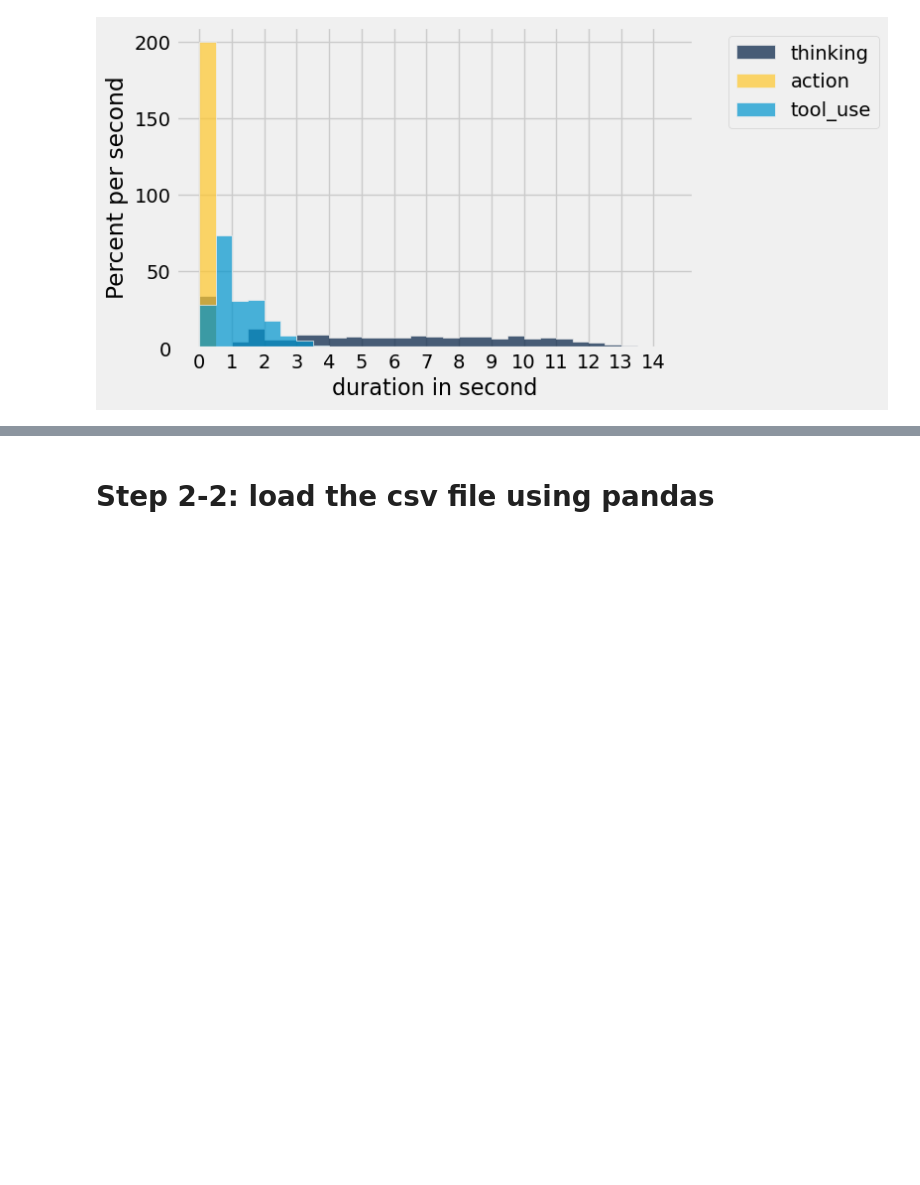
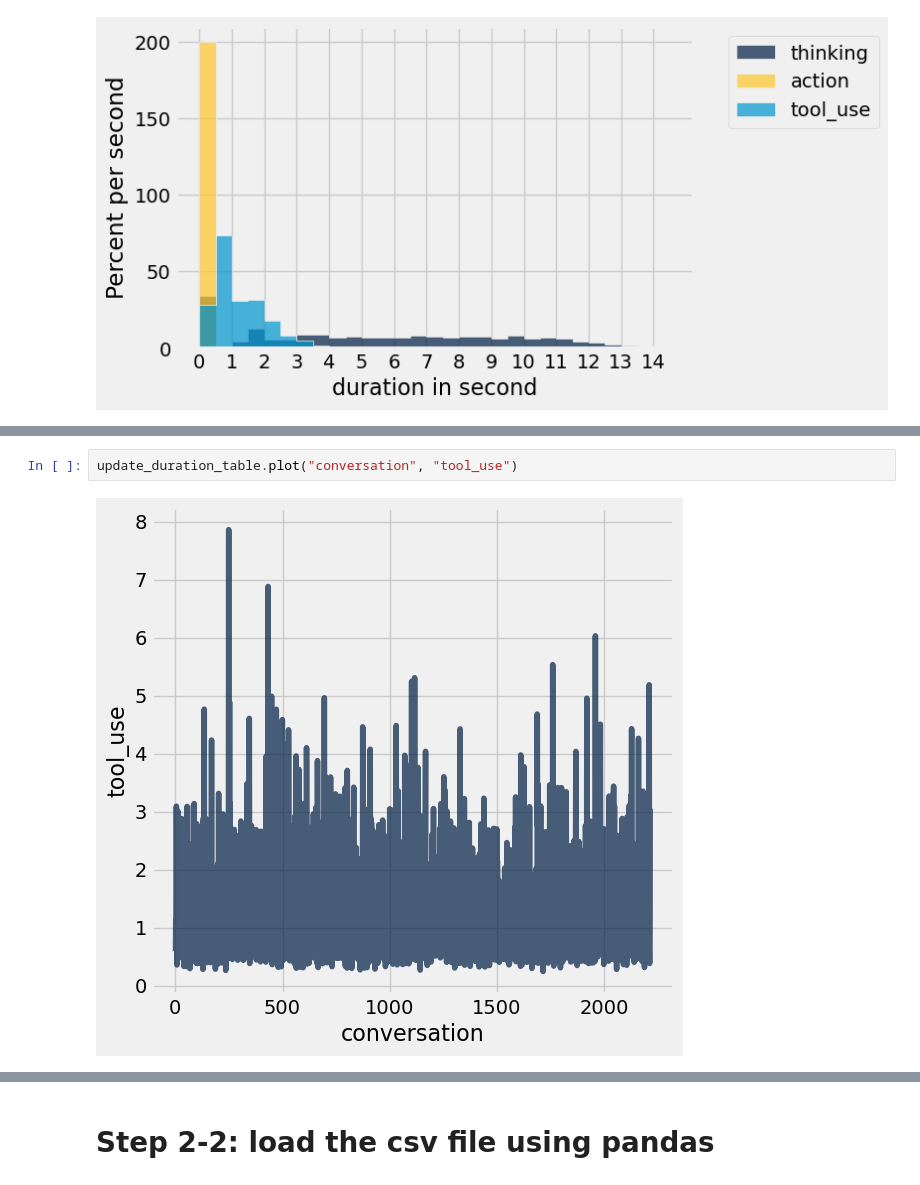
Before and after one commit to courageousstrawberry/UEBAProject_copy, a Jupyter notebook: DataProcess/SU25/JSONData/consolidatedDataProcess.ipynb, the cells around one changed output, grey strips where cells are left out. Drawn from its saved outputs; the diff is of its cells as text; blank space fills up the shorter version.

```diff
--- a/DataProcess/SU25/JSONData/consolidatedDataProcess.ipynb
+++ b/DataProcess/SU25/JSONData/consolidatedDataProcess.ipynb
@@ -241,0 +257,4 @@ _ = plots.xticks(np.arange(15))
+# %%
+update_duration_table.plot("conversation", "tool_use")
+# %% [output]
+[figure, added]
```
Also changed, not shown: parts of 8 cells of this notebook.
